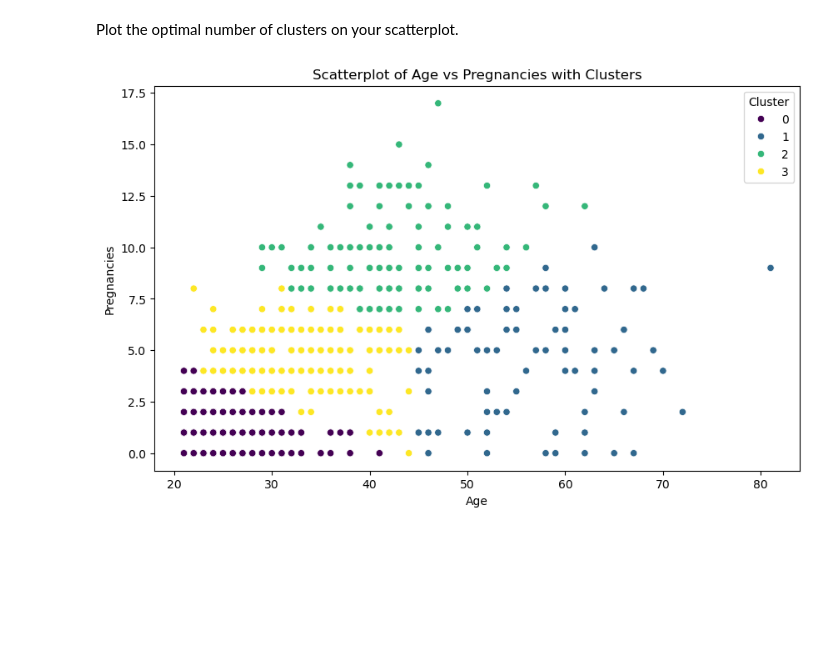
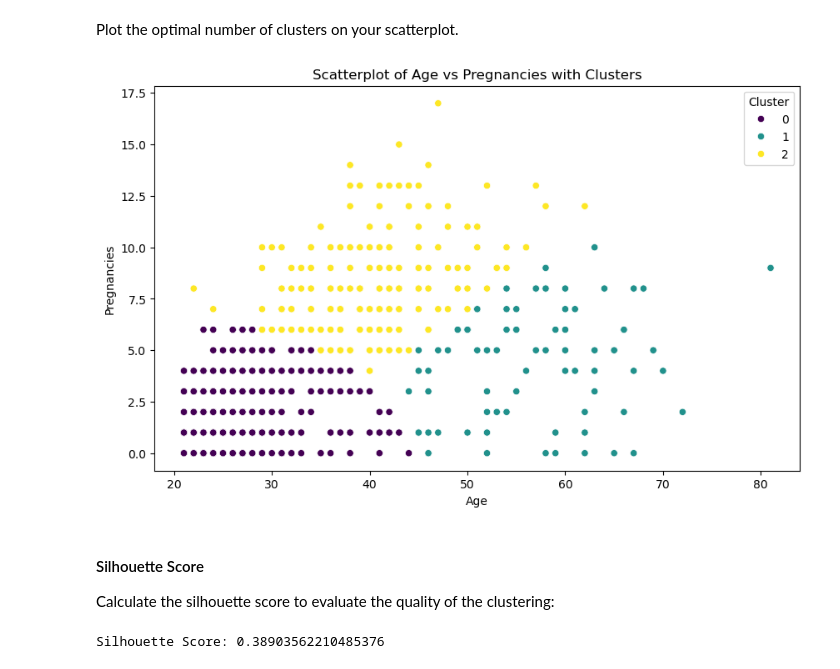
Before and after one commit to fyudris/Applied-Analytics, a Jupyter notebook: 02_Tuesday/session2codingbreak2.ipynb, the cells around one changed output. Saved outputs shown, nothing was run; the diff lists cells and outputs as text; code cells hidden in the pictures; blank space fills up the shorter version.

```diff
--- a/02_Tuesday/session2codingbreak2.ipynb
+++ b/02_Tuesday/session2codingbreak2.ipynb
@@ -91,19 +91,30 @@ Plot the optimal number of clusters on your scatterplot.
 # %%
 
 # Determine the optimal number of clusters (from the elbow plot)
-optimal_k = 4  # Replace with the optimal number of clusters determined from the elbow plot
+optimal_k = 3  # Replace with the optimal number of clusters determined from the elbow plot
 
 # Perform K-Means clustering with the optimal number of clusters
 kmeans_optimal = KMeans(n_clusters=optimal_k, random_state=42)
 df['Cluster'] = kmeans_optimal.fit_predict(df[['Age_norm', 'Pregnancies_norm']])
 
 # Plot the scatterplot with the clusters
 plt.figure(figsize=(10, 6))
 sns.scatterplot(x='Age', y='Pregnancies', hue='Cluster', palette='viridis', data=df)
 plt.title('Scatterplot of Age vs Pregnancies with Clusters')
 plt.xlabel('Age')
 plt.ylabel('Pregnancies')
 plt.legend(title='Cluster')
 plt.show()
 # %% [output]
-[figure, old version]
+[figure, new version]
+# %% [markdown]
+#### Silhouette Score
+Calculate the silhouette score to evaluate the quality of the clustering:
+# %%
+from sklearn.metrics import silhouette_score
+
+# Calculate the silhouette score
+silhouette_avg = silhouette_score(df[['Age_norm', 'Pregnancies_norm']], df['Cluster'])
+print(f'Silhouette Score: {silhouette_avg}')
+# %% [output]
+Silhouette Score: 0.38903562210485376
```
Also changed, not shown: parts of 4 cells of this notebook.
